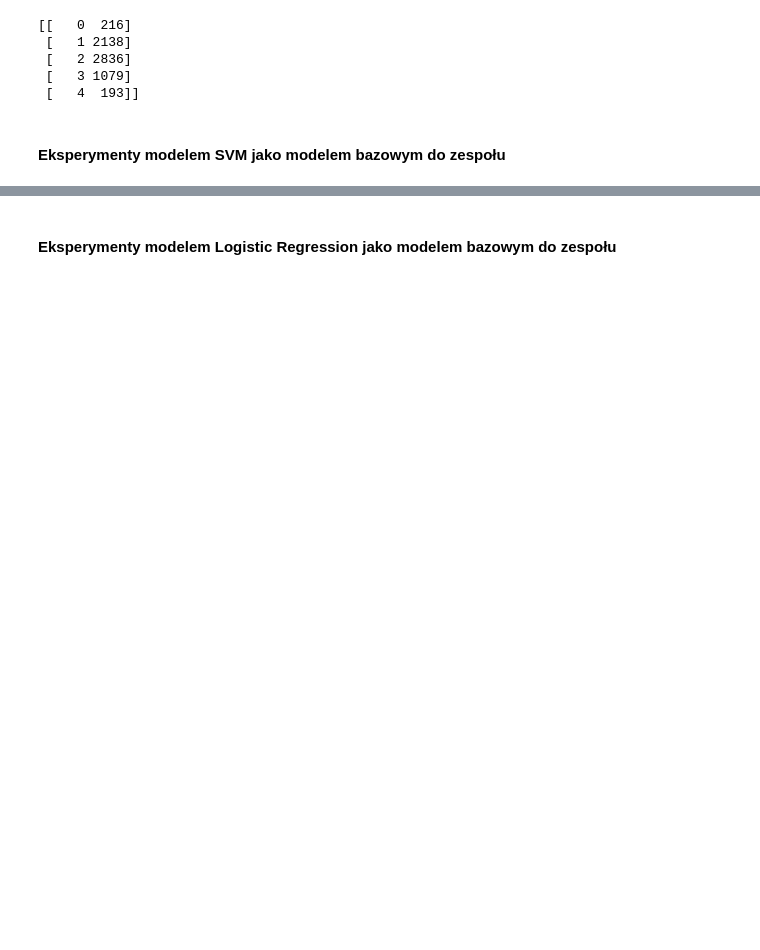
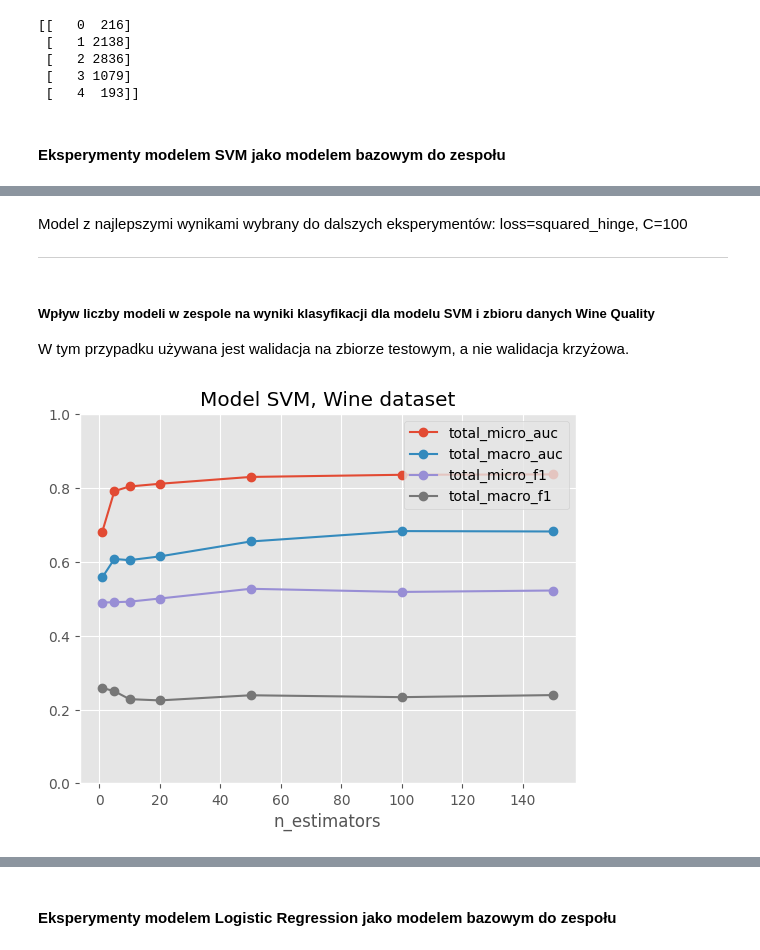
Before and after one commit to WojciechGierulski/ZUM23L, a Jupyter notebook: notebook.ipynb, the cells around one changed output, grey strips where cells are left out. Drawn from its saved outputs; the diff is of its cells as text; code cells hidden in the pictures; blank space fills up the shorter version.

```diff
--- a/notebook.ipynb
+++ b/notebook.ipynb
@@ -336,0 +153,14 @@ Analogiczny grid search, ale tym razem dla pojedynczgo modelu SVM
+# %% [markdown]
+Model z najlepszymi wynikami wybrany do dalszych eksperymentów: loss=squared_hinge, C=100
+
+---
+# %% [markdown]
+##### Wpływ liczby modeli w zespole na wyniki klasyfikacji dla modelu SVM i zbioru danych Wine Quality
+W tym przypadku używana jest walidacja na zbiorze testowym, a nie walidacja krzyżowa.
+# %%
+n_estimators_arr = [1,5,10,20,50,100,150]
+estimator_kwargs = {'loss': 'squared_hinge', 'C': 100}
+
+n_estimators_effect(LinearSVC, n_estimators_arr, categorical_columns, X_train, X_test, y_train, y_test, estimator_kwargs, "Model SVM, Wine dataset")
+# %% [output]
+[figure, added]
```
Also changed, not shown: parts of 152 cells of this notebook, 1 other file.
